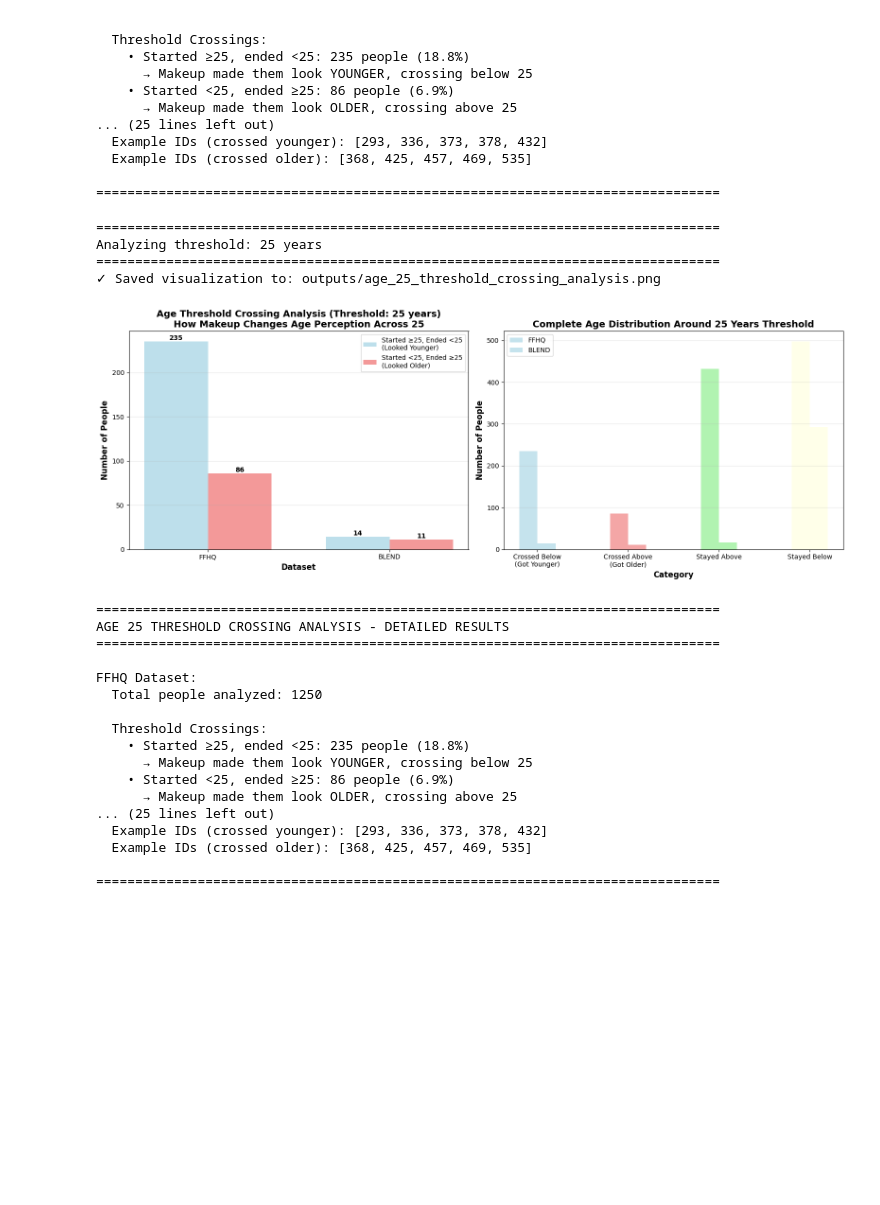
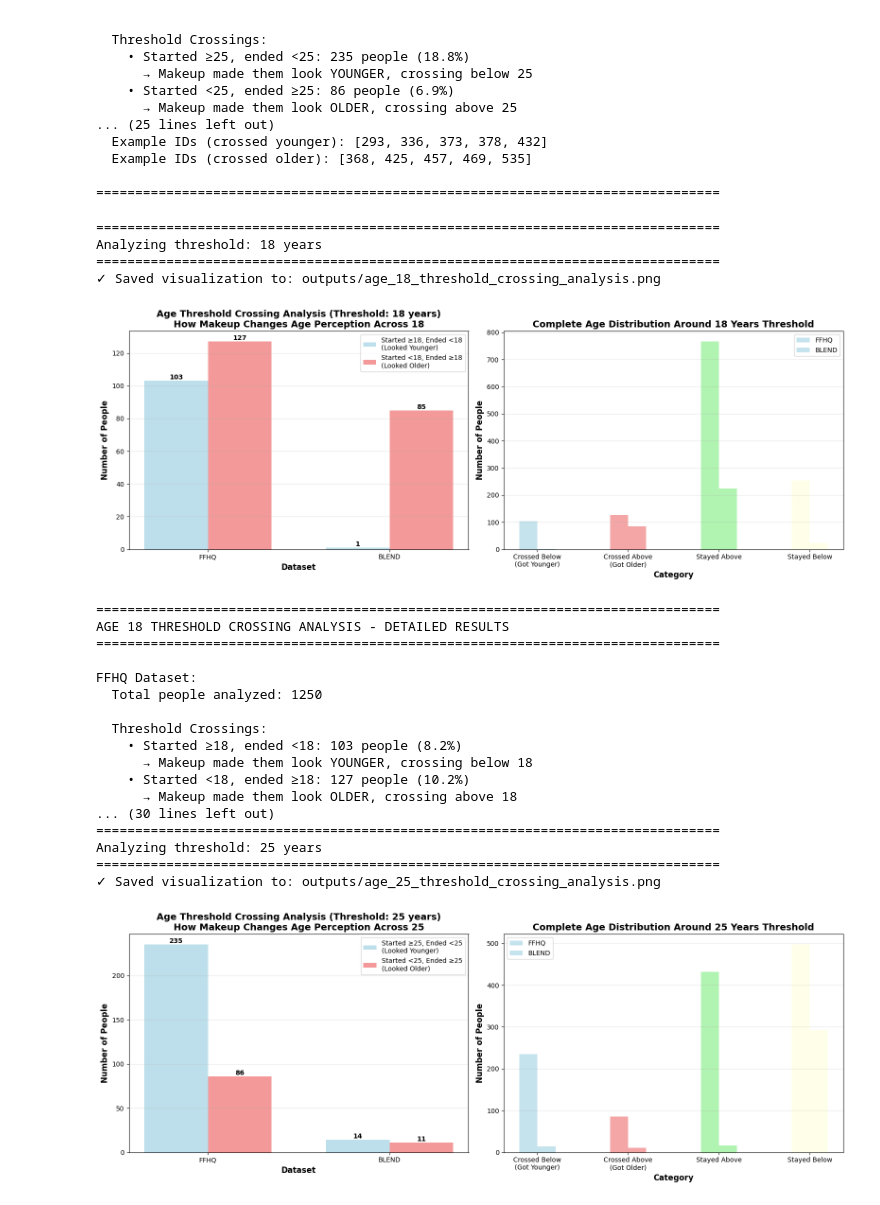
Before and after one commit to FrankVanDerVelde/master_applied-artificial_intelligence, a Jupyter notebook: symposium/face_recognition_and_age_estimation_experiments.ipynb, the cells around one changed output. Saved outputs shown, nothing was run; the diff lists cells and outputs as text; code cells hidden in the pictures; blank space fills up the shorter version.

Commit message:
Add output changes

```diff
--- a/symposium/face_recognition_and_age_estimation_experiments.ipynb
+++ b/symposium/face_recognition_and_age_estimation_experiments.ipynb
@@ -3011,34 +2992,35 @@ FFHQ Dataset:
 # %%
 # Optional: Analyze different age thresholds
 # Uncomment and modify to analyze other age thresholds (e.g., 18, 30, 40)
 
-# for threshold in [18, 25]:
-#     print(f"\n{'='*80}")
-#     print(f"Analyzing threshold: {threshold} years")
-#     print(f"{'='*80}")
-#     crossing_results = analyze_age_threshold_crossing(results_files, age_threshold=threshold)
-#     if crossing_results:
-#         plot_age_threshold_crossing(crossing_results, age_threshold=threshold)
+for threshold in [18, 25]:
+    print(f"\n{'='*80}")
+    print(f"Analyzing threshold: {threshold} years")
+    print(f"{'='*80}")
+    crossing_results = analyze_age_threshold_crossing(results_files, age_threshold=threshold)
+    if crossing_results:
+        plot_age_threshold_crossing(crossing_results, age_threshold=threshold)
 # %% [output]
 ================================================================================
-Analyzing threshold: 25 years
+Analyzing threshold: 18 years
 ================================================================================
-✓ Saved visualization to: outputs/age_25_threshold_crossing_analysis.png
+✓ Saved visualization to: outputs/age_18_threshold_crossing_analysis.png
-[figure, old version]
+[figure, new version]
 ================================================================================
-AGE 25 THRESHOLD CROSSING ANALYSIS - DETAILED RESULTS
+AGE 18 THRESHOLD CROSSING ANALYSIS - DETAILED RESULTS
 ================================================================================
 
 FFHQ Dataset:
   Total people analyzed: 1250
 
   Threshold Crossings:
-    • Started ≥25, ended <25: 235 people (18.8%)
-      → Makeup made them look YOUNGER, crossing below 25
-    • Started <25, ended ≥25: 86 people (6.9%)
-      → Makeup made them look OLDER, crossing above 25
-... (25 lines left out)
-  Example IDs (crossed younger): [293, 336, 373, 378, 432]
-  Example IDs (crossed older): [368, 425, 457, 469, 535]
-
+    • Started ≥18, ended <18: 103 people (8.2%)
+      → Makeup made them look YOUNGER, crossing below 18
+    • Started <18, ended ≥18: 127 people (10.2%)
+      → Makeup made them look OLDER, crossing above 18
+... (30 lines left out)
 ================================================================================
+Analyzing threshold: 25 years
+================================================================================
+✓ Saved visualization to: outputs/age_25_threshold_crossing_analysis.png
+[figure, added]
```
Also changed, not shown: parts of 9 cells of this notebook.
